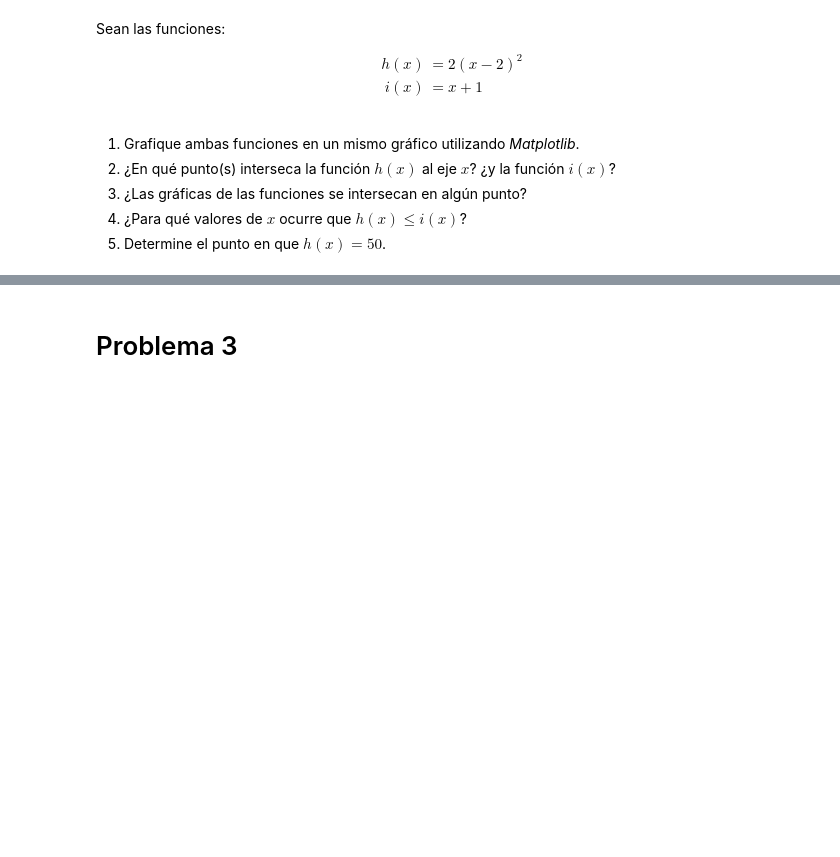
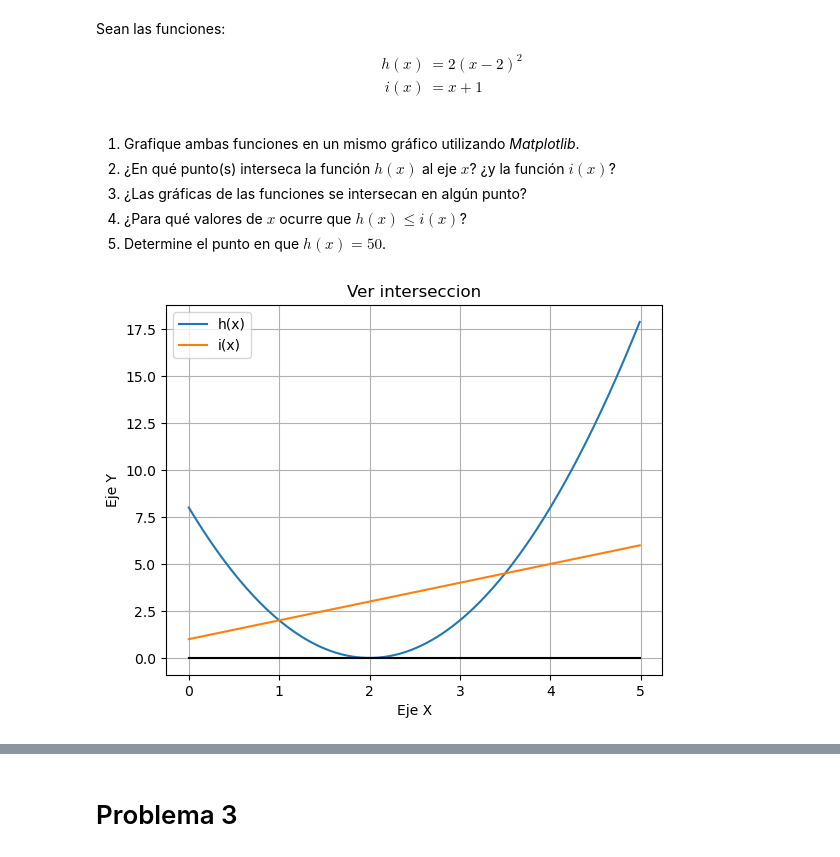
Before and after one commit to benjitax777/matematica, a Jupyter notebook: G3_Aplicaciones_de_funciones.ipynb, the cells around one changed output, grey strips where cells are left out. Cells and saved outputs as stored; diff of their text form; code cells hidden in the pictures; blank space fills up the shorter version.

```diff
--- a/G3_Aplicaciones_de_funciones.ipynb
+++ b/G3_Aplicaciones_de_funciones.ipynb
@@ -64,3 +64,23 @@ i(x) & = x + 1
 3. ¿Las gráficas de las funciones se intersecan en algún punto?
 4. ¿Para qué valores de $x$ ocurre que $h(x) \leq i(x)$?
 5. Determine el punto en que $h(x) = 50$.
+# %%
+def h(x):
+    return 2*(x-2)**2
+def i(x):
+    return x+1
+def eje(x):
+    return 0*x
+
+x = np.arange(0, 5, 0.01)
+plt.plot(x, h(x), label = 'h(x)')
+plt.plot(x, i(x), label = 'i(x)')
+plt.plot(x, eje(x),color="black")
+plt.title('Ver interseccion')
+plt.ylabel('Eje Y')
+plt.xlabel('Eje X')
+plt.grid(True)
+plt.legend()
+plt.show()
+# %% [output]
+[figure, added]
```
Also changed, not shown: parts of 11 cells of this notebook.
